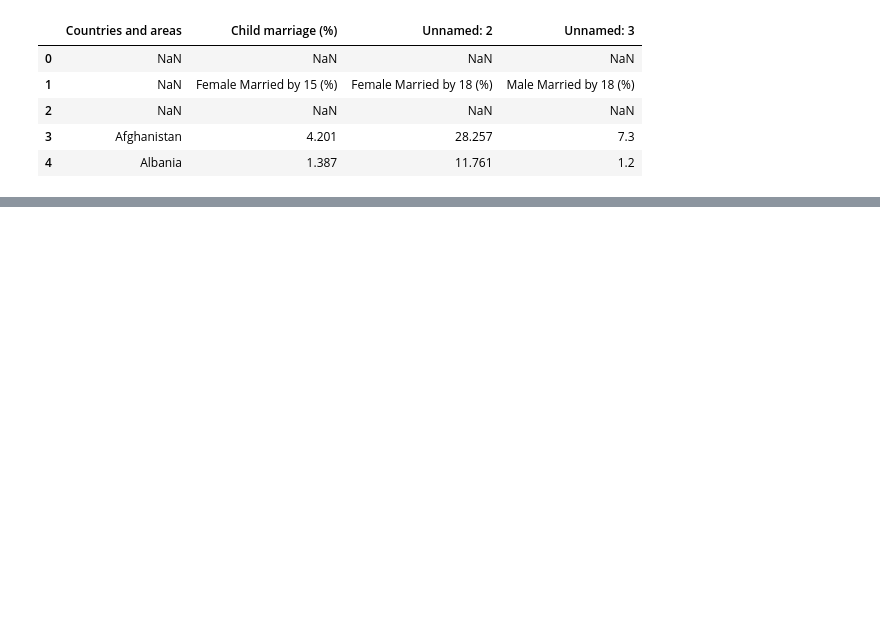
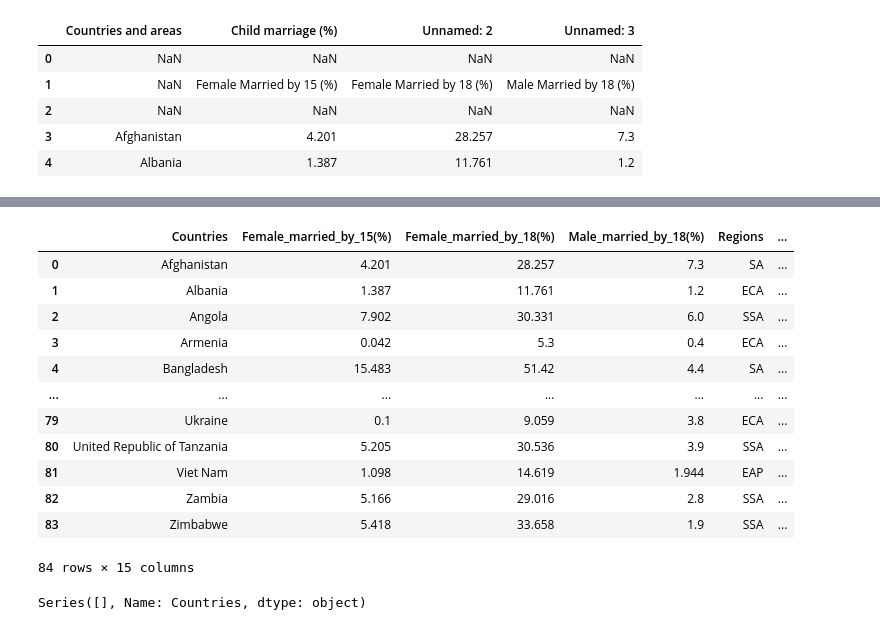
Before and after one commit to shimjide123/datman, a Jupyter notebook: PS3_by_Yu_Nong.ipynb, the cells around one changed output, grey strips where cells are left out. Saved outputs shown, nothing was run; the diff lists cells and outputs as text; code cells hidden in the pictures; blank space fills up the shorter version.

```diff
--- a/PS3_by_Yu_Nong.ipynb
+++ b/PS3_by_Yu_Nong.ipynb
@@ -27,0 +159,23 @@ import numpy as np
+# %%
+merged1 = pd.merge(Marriage, Completion, how='inner', on=['Countries'],indicator=True) #outer=keep all
+merged1.head(131)
+# %% [output]
+|  | Countries | Female_married_by_15(%) | Female_married_by_18(%) | Male_married_by_18(%) | Regions | ... |
+| 0 | Afghanistan | 4.201 | 28.257 | 7.3 | SA | ... |
+| 1 | Albania | 1.387 | 11.761 | 1.2 | ECA | ... |
+| 2 | Angola | 7.902 | 30.331 | 6.0 | SSA | ... |
+| 3 | Armenia | 0.042 | 5.3 | 0.4 | ECA | ... |
+| 4 | Bangladesh | 15.483 | 51.42 | 4.4 | SA | ... |
+| ... | ... | ... | ... | ... | ... | ... |
+| 79 | Ukraine | 0.1 | 9.059 | 3.8 | ECA | ... |
+| 80 | United Republic of Tanzania | 5.205 | 30.536 | 3.9 | SSA | ... |
+| 81 | Viet Nam | 1.098 | 14.619 | 1.944 | EAP | ... |
+| 82 | Zambia | 5.166 | 29.016 | 2.8 | SSA | ... |
+| 83 | Zimbabwe | 5.418 | 33.658 | 1.9 | SSA | ... |
+84 rows × 15 columns
+# %%
+merged1['_merge'].value_counts() #.plot(kind='barh')
+merged1['Countries'][merged1['_merge']=='left_only']
+merged1['Countries'][merged1['_merge']=='right_only']
+# %% [output]
+Series([], Name: Countries, dtype: object)
```
Also changed, not shown: parts of 15 cells of this notebook.
